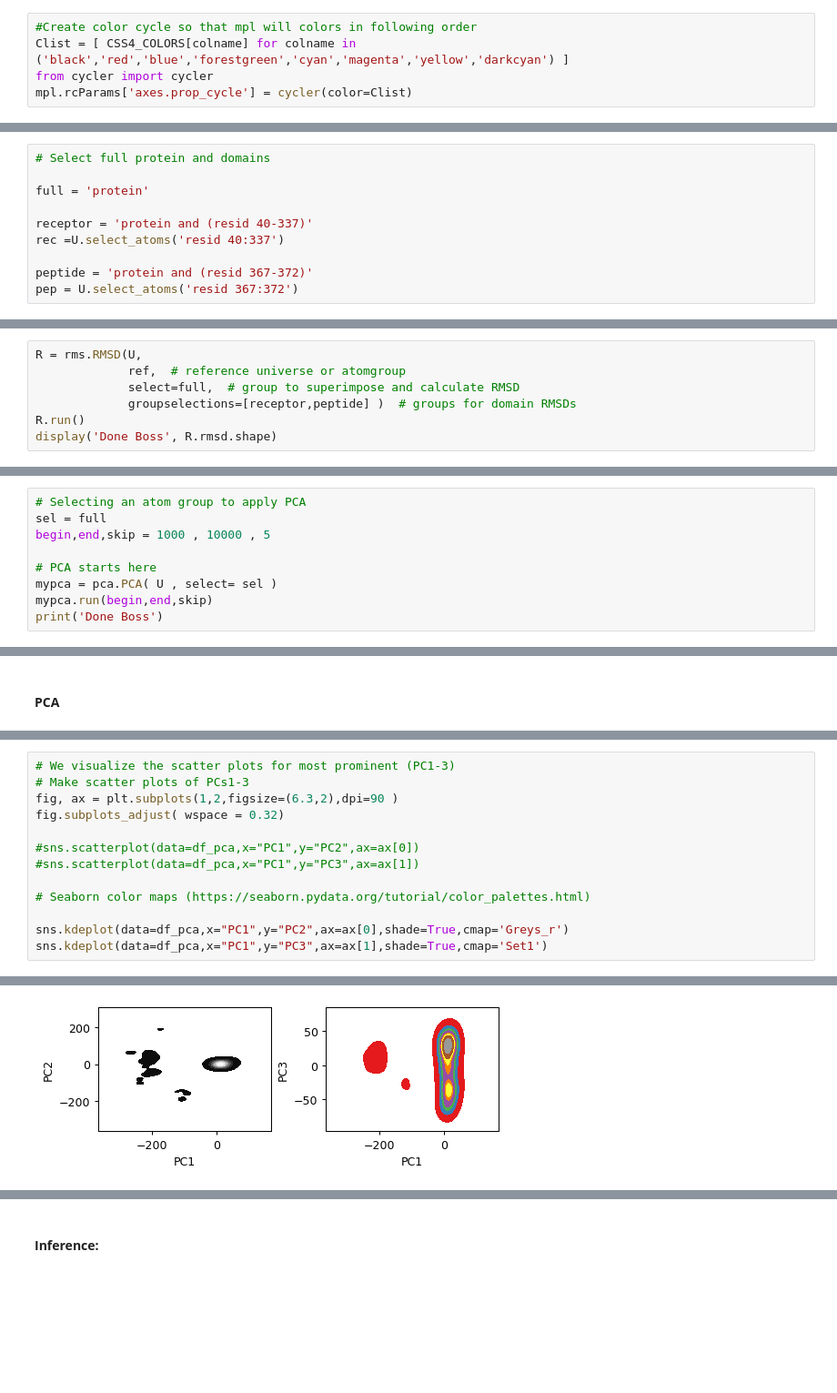
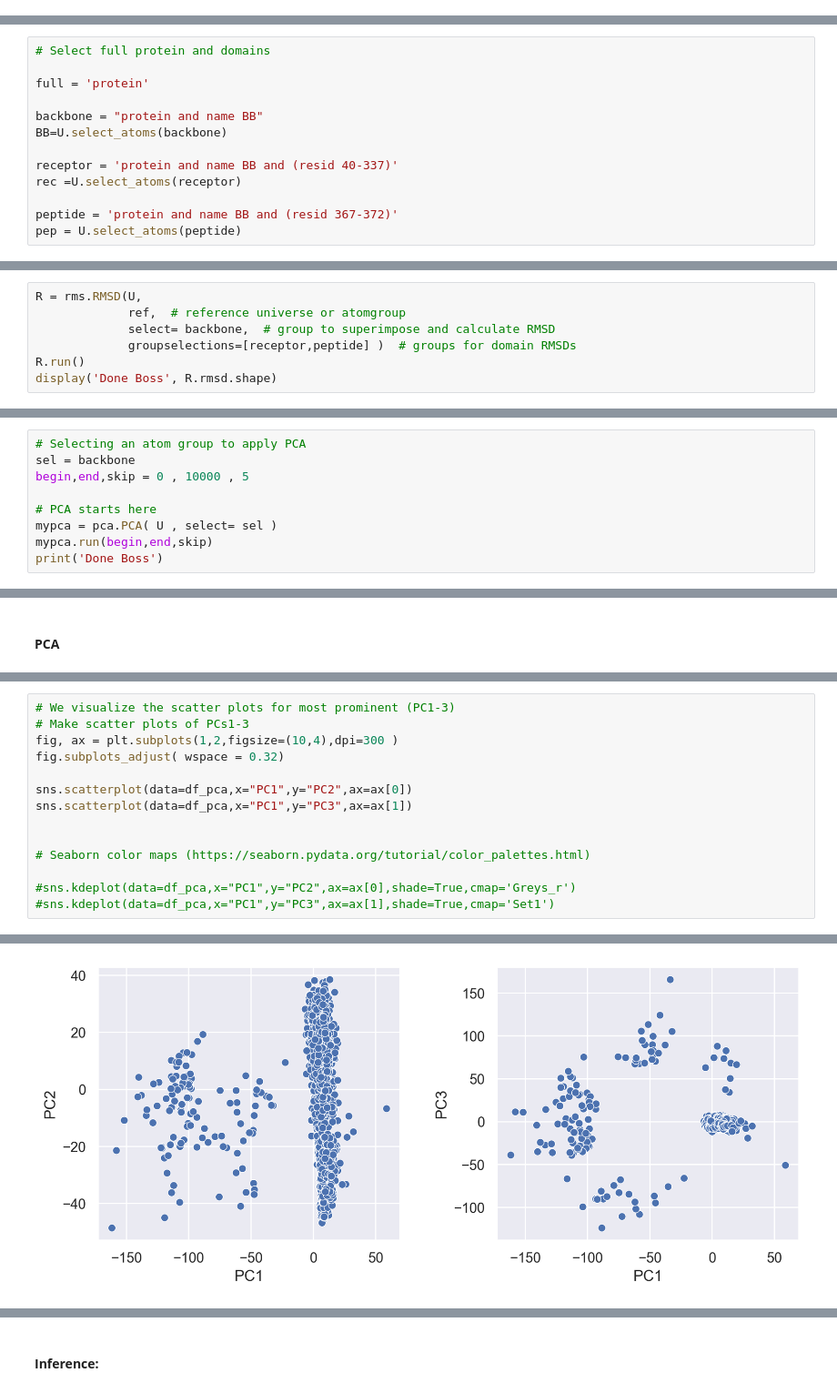
Before and after one commit to Alikans0/qbio_Lab2, a Jupyter notebook: Jupyter_Notebooks/Analysis.ipynb, the cells around one changed output, grey strips where cells are left out. Shown at 91% size. Saved outputs shown, nothing was run; the diff lists cells and outputs as text; blank space fills up the shorter version.

```diff
--- a/Jupyter_Notebooks/Analysis.ipynb
+++ b/Jupyter_Notebooks/Analysis.ipynb
@@ -35,8 +35,3 @@ os.chdir(os.getcwd() )
-# %%
-#Create color cycle so that mpl will colors in following order
-Clist = [ CSS4_COLORS[colname] for colname in ('black','red','blue','forestgreen','cyan','magenta','yellow','darkcyan') ]
-from cycler import cycler
-mpl.rcParams['axes.prop_cycle'] = cycler(color=Clist)
 # %%
 # Function to see motion along a pca
 # Inputs: PC index, frame_i, frame_j , selection
@@ -103,8 +113,11 @@ NGLWidget()
 
 full = 'protein'
 
-receptor = 'protein and (resid 40-337)'
-rec =U.select_atoms('resid 40:337')
+backbone = "protein and name BB"
+BB=U.select_atoms(backbone)
 
-peptide = 'protein and (resid 367-372)'
-pep = U.select_atoms('resid 367:372')
+receptor = 'protein and name BB and (resid 40-337)'
+rec =U.select_atoms(receptor)
+
+peptide = 'protein and name BB and (resid 367-372)'
+pep = U.select_atoms(peptide)
@@ -201,7 +240,7 @@ SyntaxError: invalid syntax (<ipython-input-305-0f43b63a1538>, line 5)
 # %%
 R = rms.RMSD(U,
              ref,  # reference universe or atomgroup
-             select=full,  # group to superimpose and calculate RMSD
+             select= backbone,  # group to superimpose and calculate RMSD
              groupselections=[receptor,peptide] )  # groups for domain RMSDs
 R.run()
 display('Done Boss', R.rmsd.shape)
@@ -337,8 +332,8 @@ display( df_rmsf.head(5),df_rmsf.tail(4) )
         - We use `Time` signature as our dframe index
 # %%
 # Selecting an atom group to apply PCA
-sel = full
-begin,end,skip = 1000 , 10000 , 5
+sel = backbone
+begin,end,skip = 0 , 10000 , 5
 
 # PCA starts here
 mypca = pca.PCA( U , select= sel )
@@ -762,14 +679,15 @@ Text(0.5, 0, 'PC index')
 # %%
 # We visualize the scatter plots for most prominent (PC1-3)
 # Make scatter plots of PCs1-3
-fig, ax = plt.subplots(1,2,figsize=(6.3,2),dpi=90 )
+fig, ax = plt.subplots(1,2,figsize=(10,4),dpi=300 )
 fig.subplots_adjust( wspace = 0.32)
 
-#sns.scatterplot(data=df_pca,x="PC1",y="PC2",ax=ax[0])
-#sns.scatterplot(data=df_pca,x="PC1",y="PC3",ax=ax[1])
+sns.scatterplot(data=df_pca,x="PC1",y="PC2",ax=ax[0])
+sns.scatterplot(data=df_pca,x="PC1",y="PC3",ax=ax[1])
+
 
 # Seaborn color maps (https://seaborn.pydata.org/tutorial/color_palettes.html)
 
-sns.kdeplot(data=df_pca,x="PC1",y="PC2",ax=ax[0],shade=True,cmap='Greys_r')
-sns.kdeplot(data=df_pca,x="PC1",y="PC3",ax=ax[1],shade=True,cmap='Set1')
+#sns.kdeplot(data=df_pca,x="PC1",y="PC2",ax=ax[0],shade=True,cmap='Greys_r')
+#sns.kdeplot(data=df_pca,x="PC1",y="PC3",ax=ax[1],shade=True,cmap='Set1')
 # %% [output]
@@ -777,4 +695,4 @@ sns.kdeplot(data=df_pca,x="PC1",y="PC3",ax=ax[1],shade=True,cmap='Set1')
-[figure, old version]
+[figure, new version]
 # %%
 # Distribution along individual PC components
 sns.distplot(df_pca.PC1,label='PC1',hist=False)
```
Also changed, not shown: parts of 64 cells of this notebook, 6 other files.
